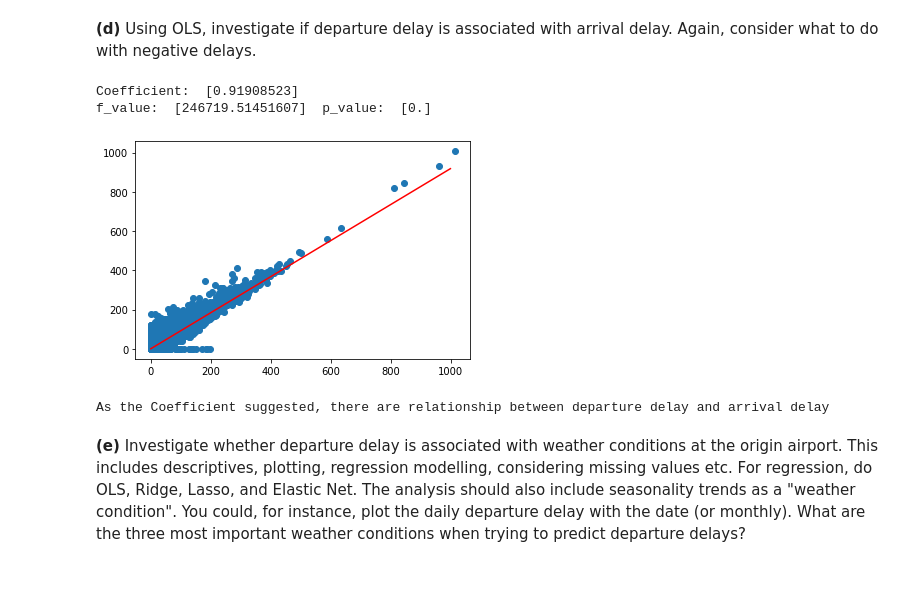
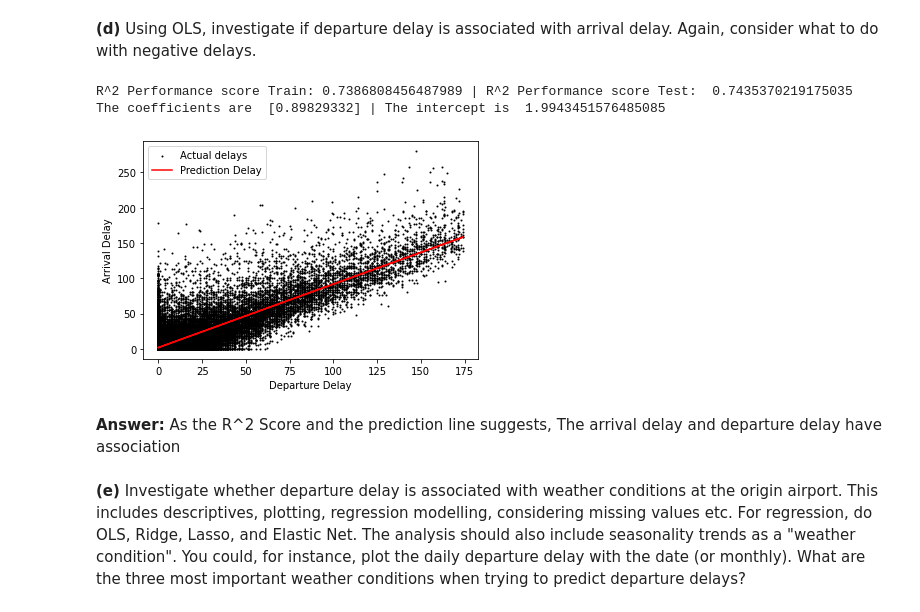
Before and after one commit to saeculumx/MAL_poj, a Jupyter notebook: MAL1 Project 2022.ipynb, the cells around one changed output. Cells and saved outputs as stored; diff of their text form; code cells hidden in the pictures; blank space fills up the shorter version.

```diff
--- a/MAL1 Project 2022.ipynb
+++ b/MAL1 Project 2022.ipynb
@@ -176,48 +191,30 @@ As Coefficient -> 0, so there are no associations between arrival delay and dist
 # %% [markdown]
 **(d)** Using OLS, investigate if departure delay is associated with arrival delay. Again,
    consider what to do with negative delays.
-# %%
-import numpy as np
-import matplotlib.pyplot as plt
-from statsmodels.regression.linear_model import OLS
-from sklearn.feature_selection import f_regression
-
-dep_delay = df_flights.loc[:, "dep_delay"]
-arr_delay = df_flights.loc[:, "arr_delay"]
-
-dep_train, dep_test, arr_train, arr_test = train_test_split(dep_delay, arr_delay, test_size=0.75, random_state=1)
-
-dep_train = dep_train.replace((np.inf, -np.inf, np.nan), 0).reset_index(drop=True)
-arr_train = arr_train.replace((np.inf, -np.inf, np.nan), 0).reset_index(drop=True)
-
-arr_train = np.where(arr_train > 0, arr_train, 0)
-dep_train = np.where(dep_train > 0, dep_train, 0)
-
-arr_train = arr_train.reshape(1, -1)
-arr_train = arr_train.transpose()
-model = LinearRegression()
-model.fit(arr_train, dep_train)
-print("Coefficient: ", model.coef_)
-F, pval = f_regression(arr_train, dep_train)
-print("f_value: ", F, " p_value: ", pval)
-
-x_pred = np.arange(1, 1000).reshape(-1, 1)
-y_pred = model.predict(x_pred)
-
-# plt.scatter(x_pred,y_pred)
-plt.plot(x_pred, y_pred, color="red")
-plt.scatter(dep_train, arr_train)
-# plt.plot(dis_train,del_train, color = "red")
-plt.xticks()
-plt.yticks()
-plt.show()
-
-print("As the Coefficient suggested, there are relationship between departure delay and arrival delay")
-# %% [output]
-Coefficient:  [0.91908523]
-f_value:  [246719.51451607]  p_value:  [0.]
-[figure, removed]
-As the Coefficient suggested, there are relationship between departure delay and arrival delay
+# %%
+dep_delay = df_flights.loc[:, "dep_delay"]
+dep_delay = np.where(dep_delay > 0, dep_delay, 0)
+X = dep_delay.reshape(-1, 1)
+y = arr_delay
+X_train, X_test, y_train, y_test = train_test_split(X, y, test_size=0.5, random_state=69)
+OLS = LinearRegression()
+OLS.fit(X_train, y_train)
+print("R^2 Performance score Train:", OLS.score(X_train, y_train), "| R^2 Performance score Test: ",
+      OLS.score(X_test, y_test))
+print("The coefficients are ", OLS.coef_, "| The intercept is ", OLS.intercept_)
+y_predict = OLS.predict(X_test)
+plt.scatter(X_test, y_test, color="black", s=1)
+plt.plot(X_test, y_predict, color="red")
+plt.legend(["Actual delays", "Prediction Delay"])
+plt.xlabel("Departure Delay")
+plt.ylabel("Arrival Delay")
+plt.show()
+# %% [output]
+R^2 Performance score Train: 0.7386808456487989 | R^2 Performance score Test:  0.7435370219175035
+The coefficients are  [0.89829332] | The intercept is  1.9943451576485085
+[figure, added]
+# %% [markdown]
+**Answer:**  As the R^2 Score and the prediction line suggests, The arrival delay and departure delay have association
 # %% [markdown]
 **(e)** Investigate whether departure delay is associated with weather conditions
    at the origin airport. This includes descriptives, plotting, regression modelling,
```
Also changed, not shown: parts of 17 cells of this notebook, 3 other files.
